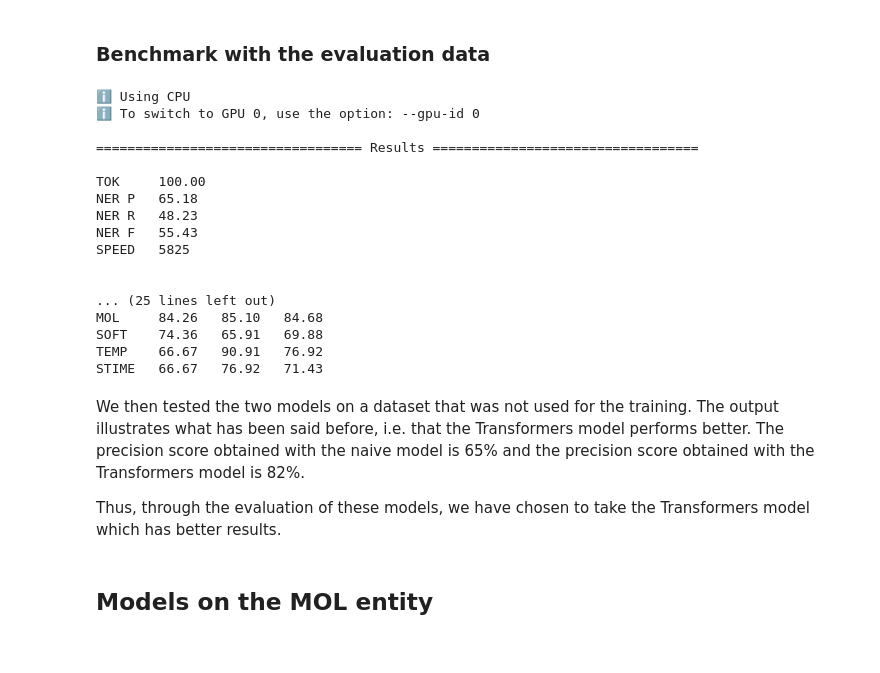
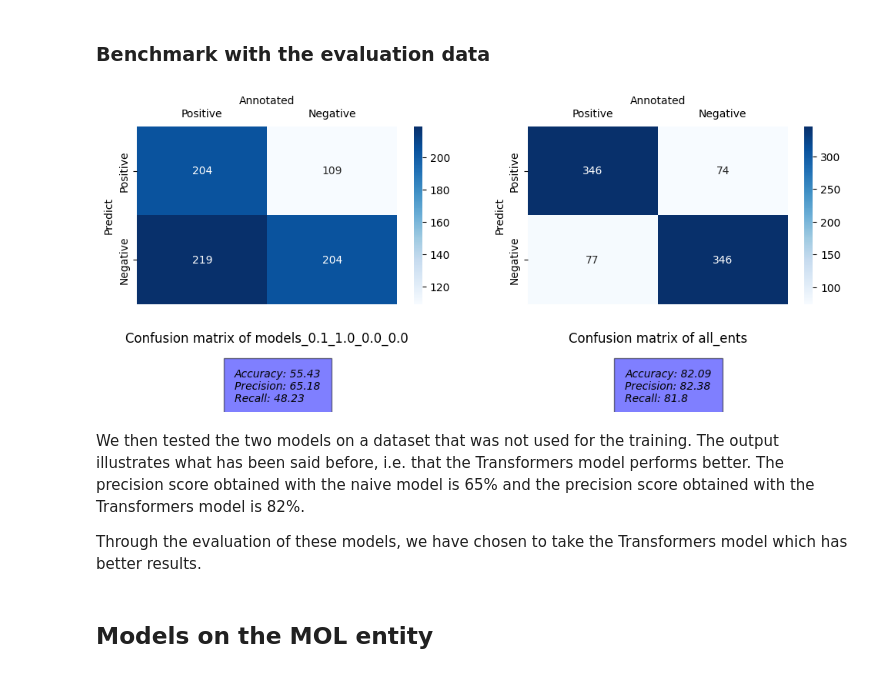
Before and after one commit to pierrepo/mdner, a Jupyter notebook: notebooks/evaluate_mdner.ipynb, the cells around one changed output. Drawn from its saved outputs; the diff is of its cells as text; code cells hidden in the pictures.

```diff
--- a/notebooks/evaluate_mdner.ipynb
+++ b/notebooks/evaluate_mdner.ipynb
@@ -95,32 +94,21 @@ evner.display_plots(results, names_model)
 From the figures above, we can see that the model with a Transfromers performs better during training. Indeed, all the metrics of the Transformers model are around 80%, whereas the metrics of the naive model are less good. The precision score is around 75%, the recall score is lower with a score of around 50%. We note a difference in the loss value with a better loss value with the Transformers model.
 # %% [markdown]
 ### Benchmark with the evaluation data
-# %%
-os.environ["TOKENIZERS_PARALLELISM"] = "false"
-!python -m spacy benchmark accuracy ../results/models_0.1_1.0_0.0_0.0/model-best/ ../results/outputs/eval_data.spacy
-!python -m spacy benchmark accuracy ../results/colab/all_ents/models/model-best/ ../results/outputs/eval_data.spacy
-# %% [output]
-ℹ Using CPU
-ℹ To switch to GPU 0, use the option: --gpu-id 0
-
-================================== Results ==================================
-
-TOK     100.00
-NER P   65.18
-NER R   48.23
-NER F   55.43
-SPEED   5825
-
-
-... (25 lines left out)
-MOL     84.26   85.10   84.68
-SOFT    74.36   65.91   69.88
-TEMP    66.67   90.91   76.92
-STIME   66.67   76.92   71.43
+# %%
+# Get confusion matrix and scores for each models
+paths_model = ["../results/models_0.1_1.0_0.0_0.0", "../results/colab/all_ents"]
+cf_mtx, scores = {}, {}
+for path_model in paths_model:
+    cf_mtx[path_model], scores[path_model] = evner.get_confusion_matrix(path_model, False)
+
+# Display confusion matrix of each models
+evner.display_confusion_matrix(cf_mtx, scores, paths_model)
+# %% [output]
+[figure, added]
 # %% [markdown]
 We then tested the two models on a dataset that was not used for the training. The output illustrates what has been said before,  i.e. that the Transformers model performs better. The precision score obtained with the naive model is 65% and the precision score obtained with the Transformers model is 82%.
 
-Thus, through the evaluation of these models, we have chosen to take the Transformers model which has better results.
+Through the evaluation of these models, we have chosen to take the Transformers model which has better results.
 # %% [markdown]
 ## Models on the MOL entity
 # %% [markdown]
```
Also changed, not shown: parts of 24 cells of this notebook, 1 other file.
